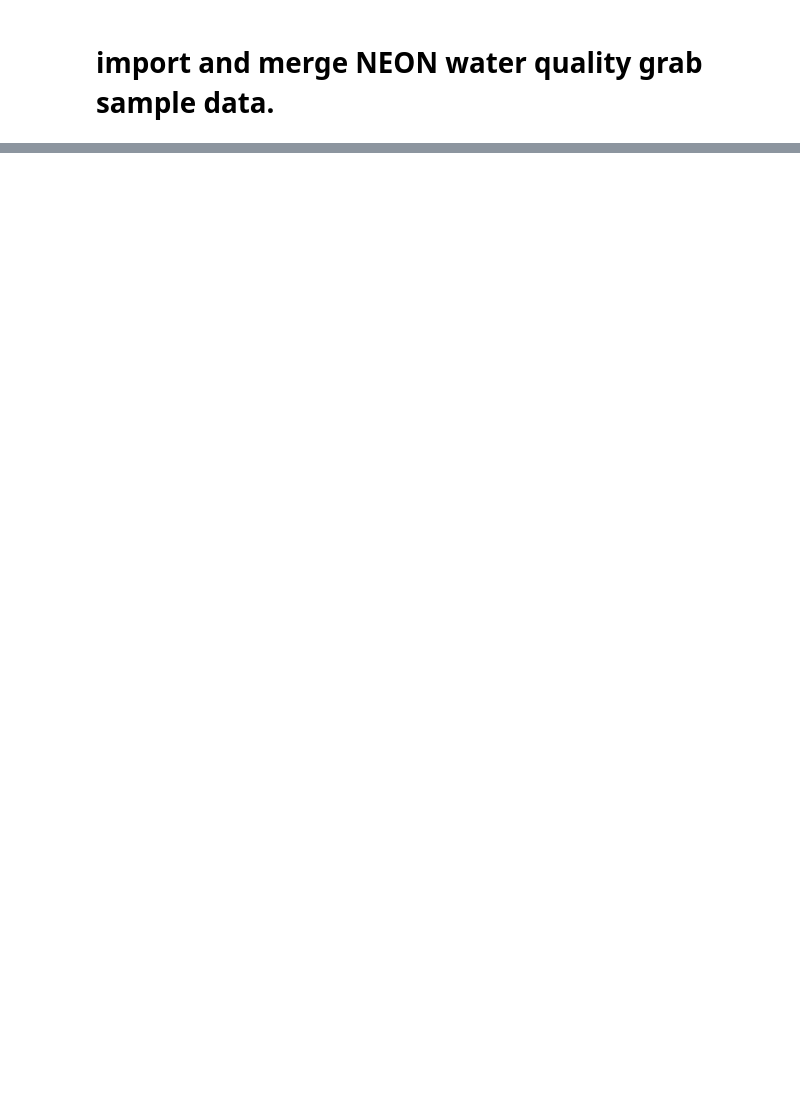
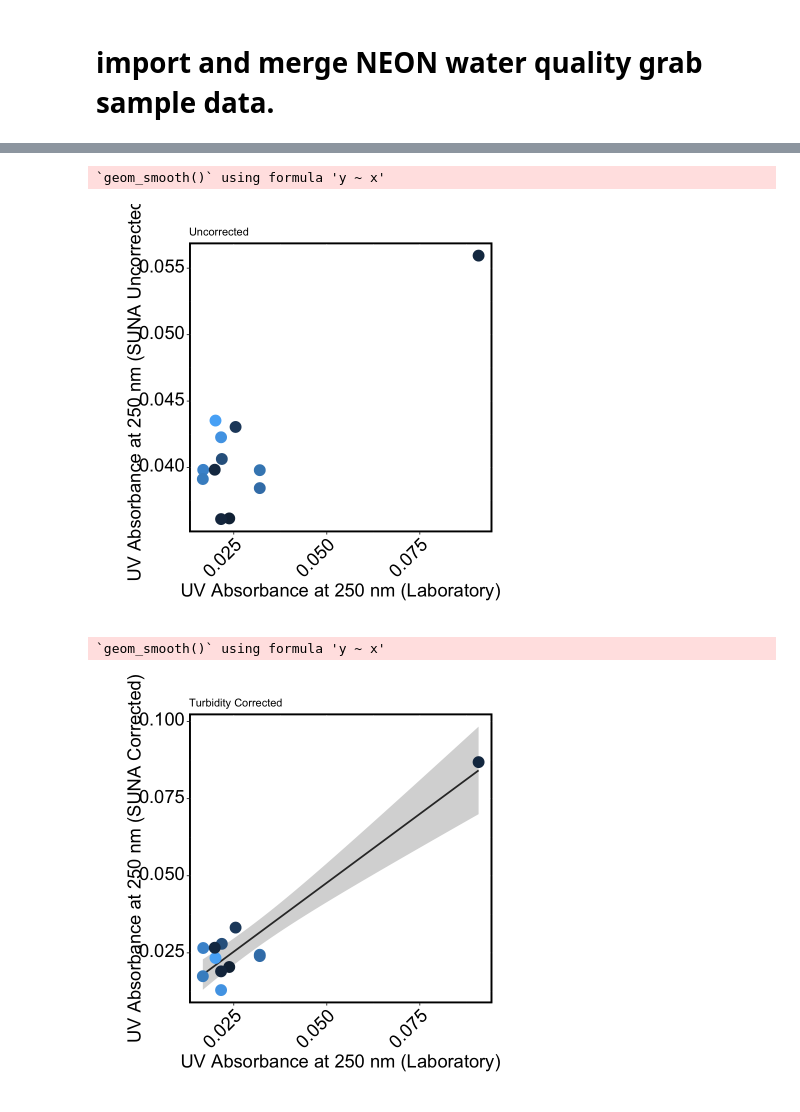
Before and after one commit to jakehosen/neon_suna, a Jupyter notebook: ipython/assembled_SUNA_SYCA.ipynb, the cells around one changed output, grey strips where cells are left out. Drawn from its saved outputs; the diff is of its cells as text; code cells hidden in the pictures; blank space fills up the shorter version.

```diff
--- a/ipython/assembled_SUNA_SYCA.ipynb
+++ b/ipython/assembled_SUNA_SYCA.ipynb
@@ -175,0 +183,4 @@ suna_red<-summaryBy(.~dtpr,suna_cols,FUN=c(mean))
+# %%
+SYCA_wqs<-loadByProduct(dpID="DP1.20288.001",site="SYCA",check.size=F)
+saveRDS(SYCA_wqs,paste(data,"/SYCA_wqs.rds",sep=""))
+SYCA_wqs<-readRDS(paste(data,"/SYCA_wqs.rds",sep=""))
@@ -176,2 +221,4 @@ suna_red<-summaryBy(.~dtpr,suna_cols,FUN=c(mean))
+# %%
+SYCA_sw<-merge(suna_red,SYCA_wq_red,by="dtpr",all.x=TRUE)
 # %% [markdown]
 # import and merge NEON water quality grab sample data.
@@ -223,0 +345,14 @@ library(neonUtilities)
+# %%
+#names(suna_grab)
+suna_grab<-subset(suna_grab,!is.na(uva_250_lab)&!is.na(uva_280_lab)&uva_250_lab<2)
+suna_grab$turbidity.mean[suna_grab$turbidity.mean<=0]<-1
+suna_grab[,c("dtpr","a254.mean","uva_250_lab","uva_280_lab","interp_253.72_c254.mean","turbidity.mean")]
+
+suna_grab$interp_250_log<-log10(suna_grab$interp_250_c254.mean)
+suna_grab$turb_log<-log10(suna_grab$turbidity.mean)
+nrow(suna_grab)
+suna_grab$uva_250_lab
+
+#suna_grab$interp_250_tcorr<-predict(lm(uva_250_lab~interp_250_c254.mean*turbidity.mean,suna_grab))
+#suna_grab$interp_250_tcorr_log<-predict(lm(uva_250_lab~interp_250_log*turbidity.mean,suna_grab))
+#suna_grab$interp_250_tcorr_log_turb<-predict(lm(uva_250_lab~interp_250_log*turb_log,suna_grab))
@@ -223,0 +364,41 @@ library(neonUtilities)
+# %%
+suna_grab$interp_250_log<-log10(suna_grab$interp_250_c254.mean)
+suna_grab$turb_log<-log10(suna_grab$turbidity.mean)
+
+
+summary(lm(uva_250_lab~interp_250_log*turb_log,suna_grab))
+summary(lm(uva_250_lab~interp_250_c254.mean*turb_log,suna_grab))
+
+suna_grab$interp_250_tcorr<-predict(lm(uva_250_lab~interp_250_c254.mean*turbidity.mean,suna_grab))
+suna_grab$interp_250_tcorr_log<-predict(lm(uva_250_lab~interp_250_log*turbidity.mean,suna_grab))
+suna_grab$interp_250_tcorr_log_turb<-predict(lm(uva_250_lab~interp_250_log*turb_log,suna_grab))
+
+
+ggplot(suna_grab,aes(uva_250_lab,interp_250_c254.mean,color=pH.mean))+
+theme_ts_space+
+xlab("UV Absorbance at 250 nm (Laboratory)")+
+ylab("UV Absorbance at 250 nm (SUNA Uncorrected)")+
+geom_point(size=6)+
+ggtitle("Uncorrected")
+
+ggsave("~/neon_suna/plots/SYCA_250_uncorrected.pdf",width = 20, height = 20, units = "cm")
+
+
+
+ggplot(suna_grab,aes(uva_250_lab,interp_250_tcorr_log,color=pH.mean))+
+theme_ts_space+
+geom_smooth(method="lm",color="grey20")+
+xlab("UV Absorbance at 250 nm (Laboratory)")+
+ylab("UV Absorbance at 250 nm (SUNA Corrected)")+
+geom_point(size=6)+
+ggtitle("Turbidity Corrected")
+
+ggsave("~/neon_suna/plots/SYCA_250_corrected.pdf",width = 20, height = 20, units = "cm")
+
+
+
+
+#summary(lm(uva_250_lab~interp_250_c254.mean*turbidity.mean+sensor_temp.mean,suna_grab))
+#summary(lm(uva_280_lab~interp_280_c350.mean*turbidity.mean+sensor_temp.mean,suna_grab))
+#summary(lm(uva_280_lab~interp_280_c254.mean*turbidity.mean+sensor_temp.mean,suna_grab))
+# %% [output]
@@ -223,0 +443,4 @@ library(neonUtilities)
+`geom_smooth()` using formula 'y ~ x'
+[figure, added]
+`geom_smooth()` using formula 'y ~ x'
+[figure, added]
```
Also changed, not shown: parts of 53 cells of this notebook, 8 other files.
